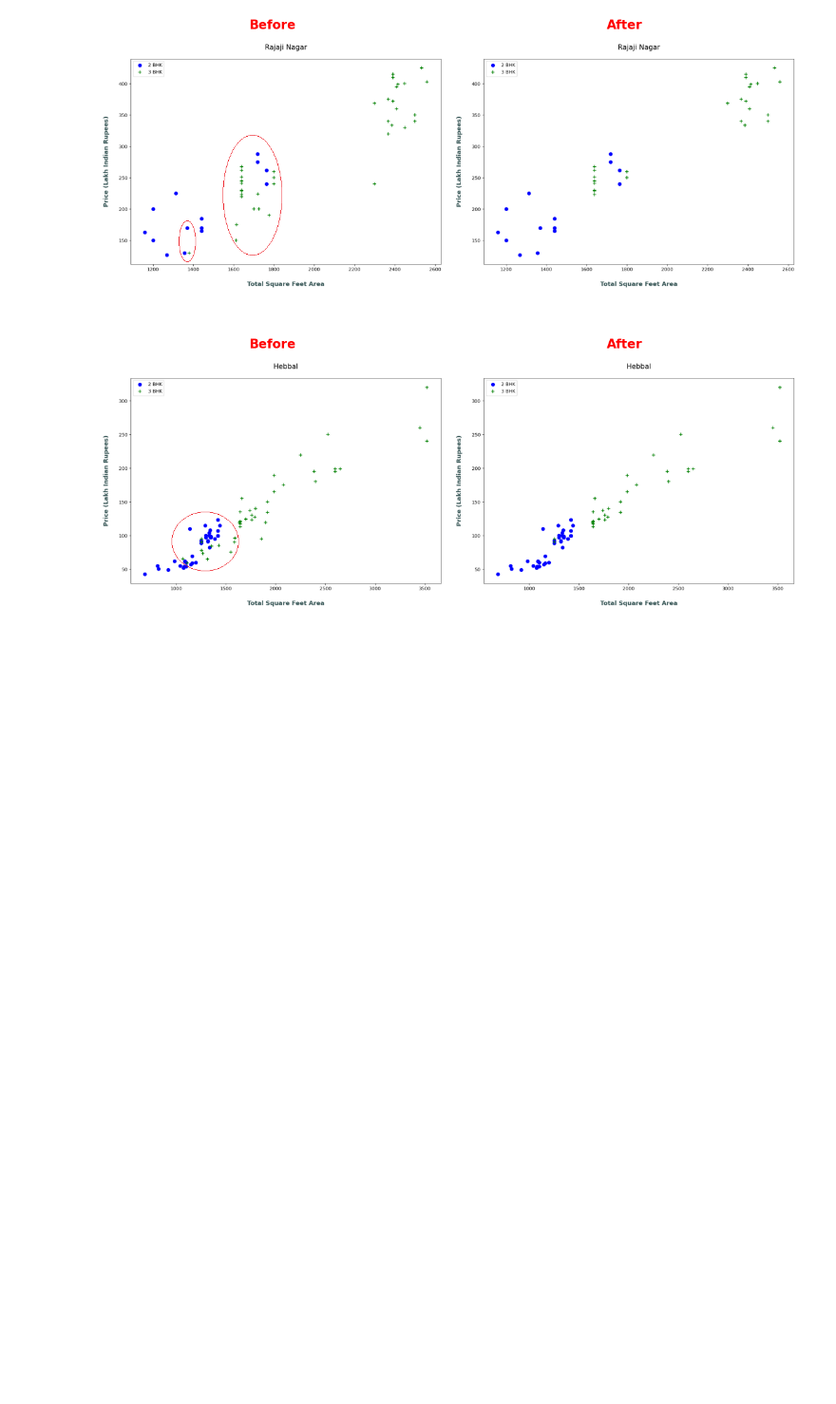
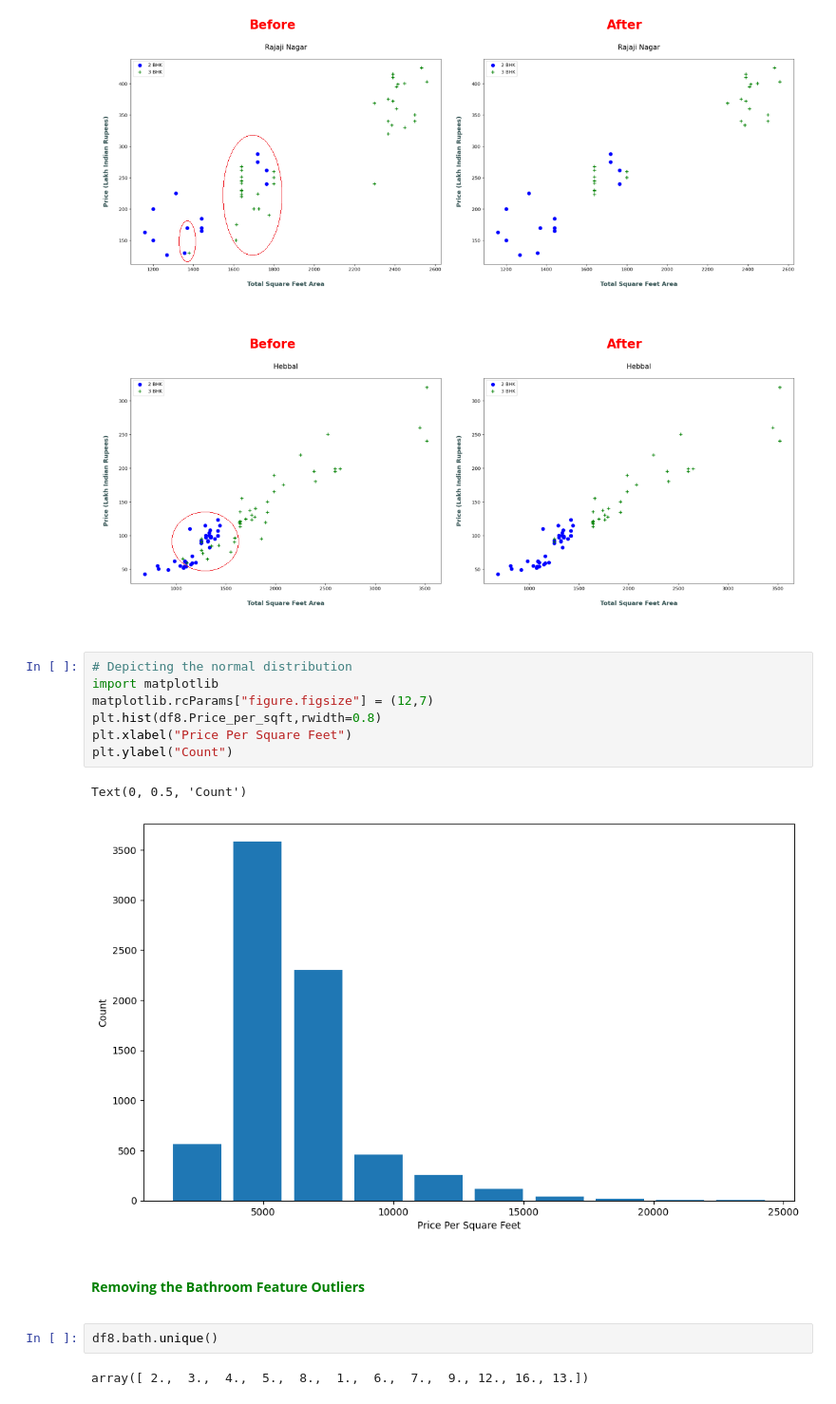
Before and after one commit to Codealpha07/Real-Estate-Price-Estimation, a Jupyter notebook: Model/Prediction_Model.ipynb, the cells around one changed output. Shown: that part at 95% size. Cells and saved outputs as stored; diff of their text form; blank space fills up the shorter version.

Commit message:
Outliers Done ; DataSet refining Done

```diff
--- a/Model/Prediction_Model.ipynb
+++ b/Model/Prediction_Model.ipynb
@@ -403,3 +403,19 @@ plot_scatter_pps(df8, "Hebbal")
 ![Rajaji_Nagar_Outliers.png](attachment:Rajaji_Nagar_Outliers.png)
 # %% [markdown]
 ![Hebbal_outliers.png](attachment:Hebbal_outliers.png)
+# %%
+# Depicting the normal distribution
+import matplotlib
+matplotlib.rcParams["figure.figsize"] = (12,7)
+plt.hist(df8.Price_per_sqft,rwidth=0.8)
+plt.xlabel("Price Per Square Feet")
+plt.ylabel("Count")
+# %% [output]
+Text(0, 0.5, 'Count')
+[figure, added]
+# %% [markdown]
+<b><h4 style = "color:green;">Removing the Bathroom Feature Outliers</h4><b>
+# %%
+df8.bath.unique()
+# %% [output]
+array([ 2.,  3.,  4.,  5.,  8.,  1.,  6.,  7.,  9., 12., 16., 13.])
```
Also changed, not shown: parts of 12 cells of this notebook.
